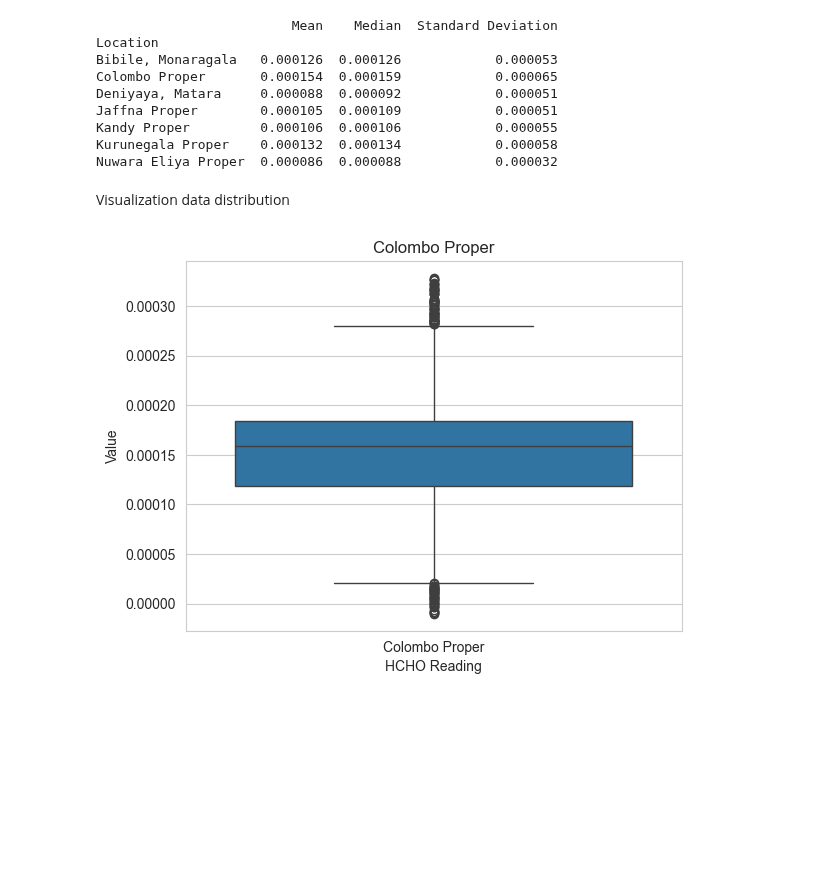
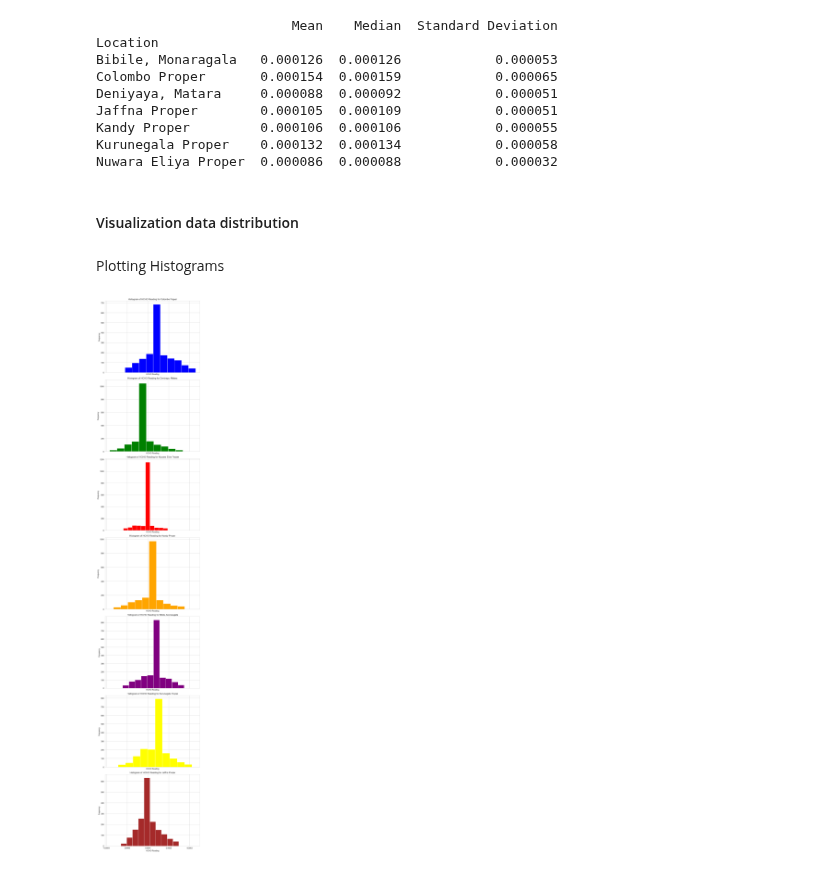
Before and after one commit to DeelakaDias/Analyzing-HCHO-Gas-Level-in-Sri-Lanka, a Jupyter notebook: Data Engineering CW.ipynb, the cells around one changed output. Drawn from its saved outputs; the diff is of its cells as text; code cells hidden in the pictures; blank space fills up the shorter version.

```diff
--- a/Data Engineering CW.ipynb
+++ b/Data Engineering CW.ipynb
@@ -1473,14 +1473,34 @@ Kandy Proper         0.000106  0.000106            0.000055
 Kurunegala Proper    0.000132  0.000134            0.000058
 Nuwara Eliya Proper  0.000086  0.000088            0.000032
 # %% [markdown]
-Visualization data distribution
+#### Visualization data distribution
-# %%
-sns.boxplot(data=new_colombo_df, x='Location', y='HCHO Reading')
-
-plt.xlabel('HCHO Reading')
-plt.ylabel('Value')
-plt.title('Colombo Proper')
-
-plt.show()
-# %% [output]
-[figure, removed]
+# %% [markdown]
+Plotting Histograms
+# %%
+# Get unique cities in the dataset
+unique_cities = the_dataset['Location'].unique()
+
+# Define colors for the histograms
+colors = ['blue', 'green', 'red', 'orange', 'purple', 'yellow', 'brown']  # Add more colors if needed
+
+# Create subplots for each city
+fig, axes = plt.subplots(nrows=len(unique_cities), figsize=(8, 6 * len(unique_cities)), sharex=True)
+
+# Iterate over each city and create a histogram
+for i, (city, color) in enumerate(zip(unique_cities, colors)):
+    # Filter data for the current city
+    city_data = the_dataset[the_dataset['Location'] == city]
+
+    # Plot histogram for the current city with specified color
+    axes[i].hist(city_data['HCHO Reading'], bins=10, color=color)  # Adjust the number of bins as needed
+
+    # Add labels and title for the current subplot
+    axes[i].set_xlabel('HCHO Reading')
+    axes[i].set_ylabel('Frequency')
+    axes[i].set_title(f'Histogram of HCHO Reading for {city}')
+
+# Adjust layout and show the plot
+plt.tight_layout()
+plt.show()
+# %% [output]
+[figure, added]
```
Also changed, not shown: parts of 2 cells of this notebook.
